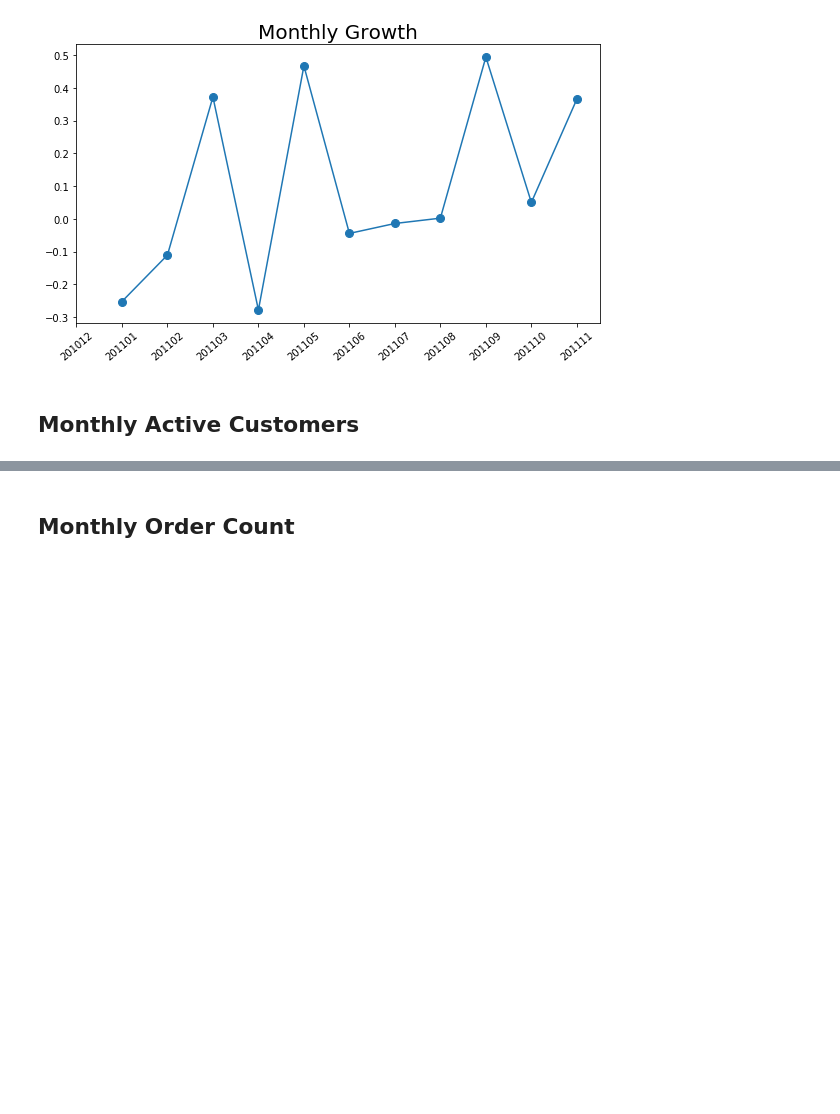
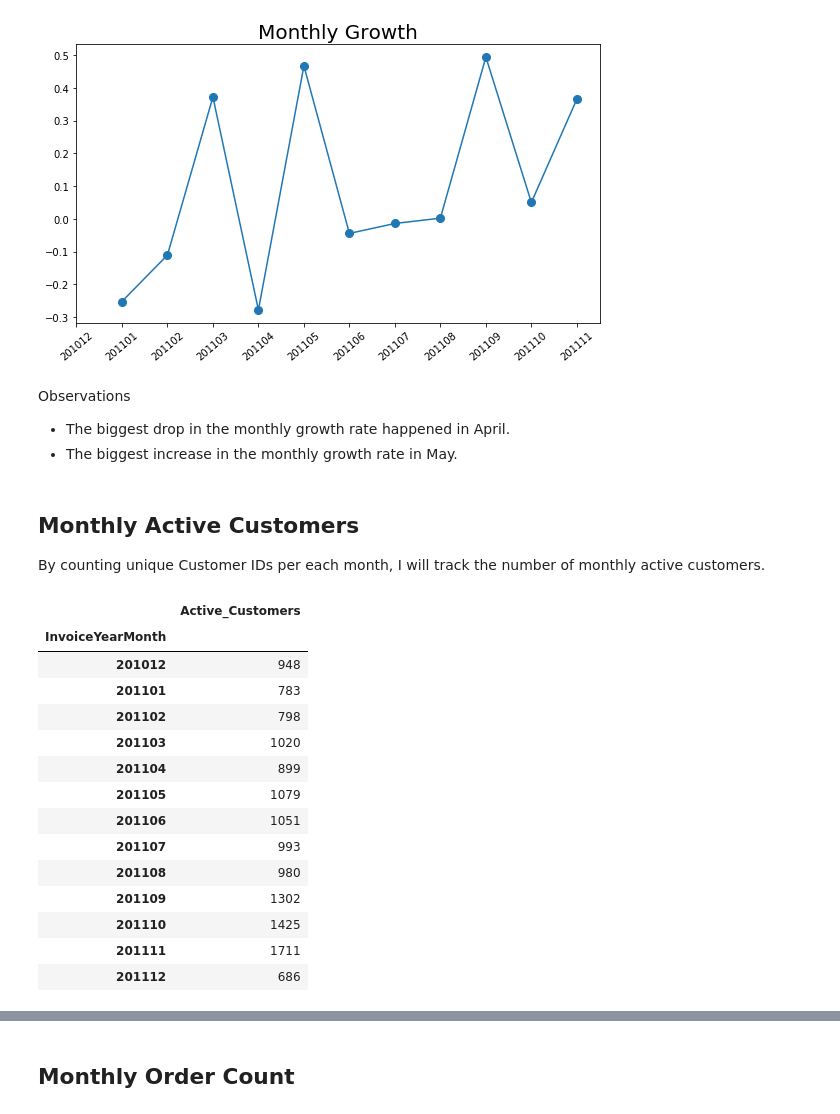
Before and after one commit to dae-han/Business_Growth_Using_Data_Science, a Jupyter notebook: Metrics.ipynb, the cells around one changed output, grey strips where cells are left out. Drawn from its saved outputs; the diff is of its cells as text; code cells hidden in the pictures; blank space fills up the shorter version.

```diff
--- a/Metrics.ipynb
+++ b/Metrics.ipynb
@@ -140,5 +148,33 @@ plt.title("Monthly Growth", fontsize = 20)
 plt.tight_layout();
 # %% [output]
 [figure]
-# %% [markdown]
-## Monthly Active Customers
+# %% [markdown]
+Observations
+
+- The biggest drop in the monthly growth rate happened in April.
+- The biggest increase in the monthly growth rate in May.
+# %% [markdown]
+## Monthly Active Customers
+
+By counting unique Customer IDs per each month, I will track the number of monthly active customers.
+# %%
+# Create monthly active customers dataframe
+
+df_monthly_active = df.groupby('InvoiceYearMonth').nunique()[['CustomerID']].rename(columns = {'CustomerID':'Active_Customers'})
+df_monthly_active
+# %% [output]
+|  | Active_Customers |
+| InvoiceYearMonth |  |
+| 201012 | 948 |
+| 201101 | 783 |
+| 201102 | 798 |
+| 201103 | 1020 |
+| 201104 | 899 |
+| 201105 | 1079 |
+| 201106 | 1051 |
+| 201107 | 993 |
+| 201108 | 980 |
+| 201109 | 1302 |
+| 201110 | 1425 |
+| 201111 | 1711 |
+| 201112 | 686 |
```
Also changed, not shown: parts of 9 cells of this notebook.
